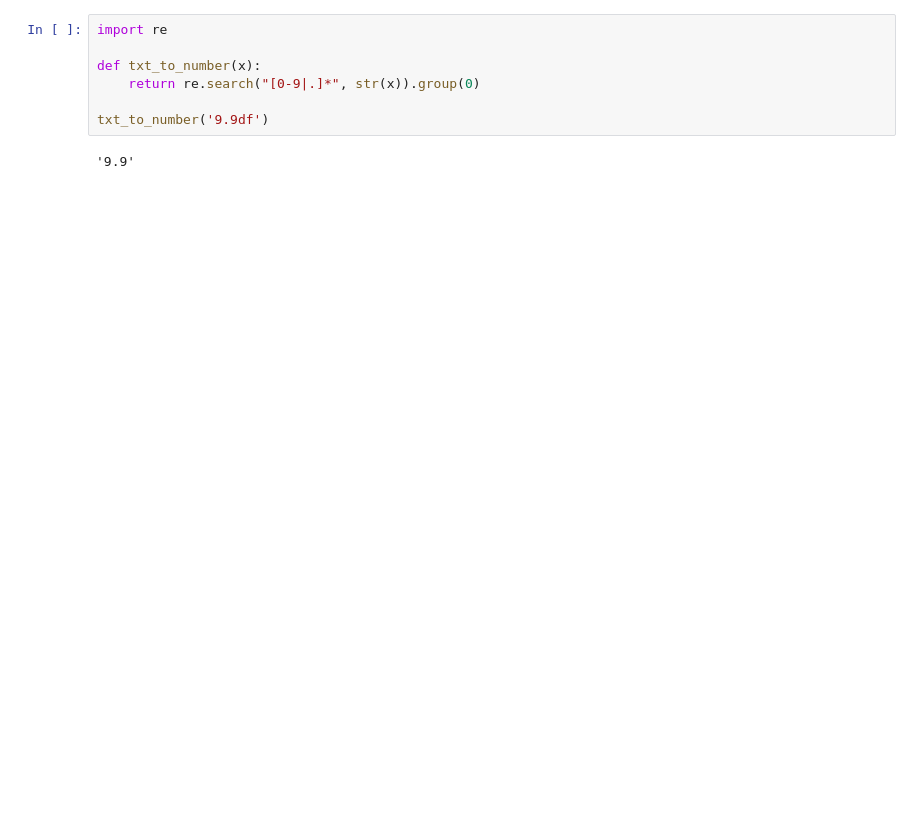
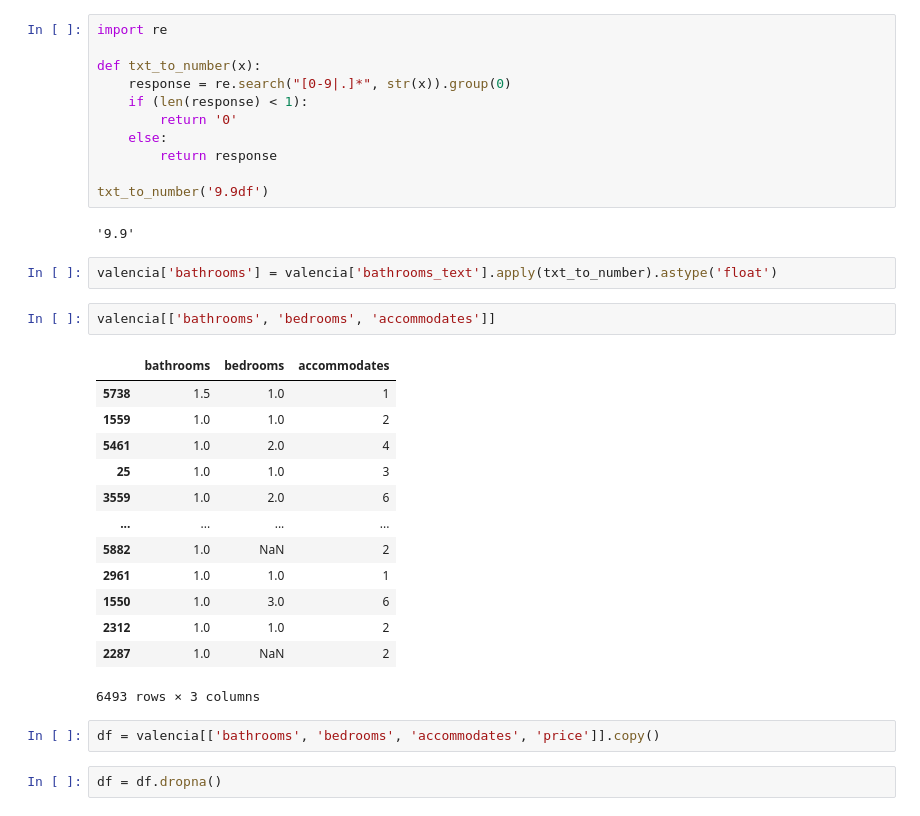
Before and after one commit to afoone/caipc-mar-2023, a Jupyter notebook: 05 - Multivariante.ipynb, the cells around one changed output. Cells and saved outputs as stored; diff of their text form; blank space fills up the shorter version.

```diff
--- a/05 - Multivariante.ipynb
+++ b/05 - Multivariante.ipynb
@@ -178,8 +178,34 @@ Name: bathrooms_text, dtype: int64
 import re
 
 def txt_to_number(x):
-    return re.search("[0-9|.]*", str(x)).group(0)
+    response = re.search("[0-9|.]*", str(x)).group(0)
+    if (len(response) < 1):
+        return '0'
+    else:
+        return response
 
 txt_to_number('9.9df')
 # %% [output]
 '9.9'
+# %%
+valencia['bathrooms'] = valencia['bathrooms_text'].apply(txt_to_number).astype('float')
+# %%
+valencia[['bathrooms', 'bedrooms', 'accommodates']]
+# %% [output]
+|  | bathrooms | bedrooms | accommodates |
+| 5738 | 1.5 | 1.0 | 1 |
+| 1559 | 1.0 | 1.0 | 2 |
+| 5461 | 1.0 | 2.0 | 4 |
+| 25 | 1.0 | 1.0 | 3 |
+| 3559 | 1.0 | 2.0 | 6 |
+| ... | ... | ... | ... |
+| 5882 | 1.0 | NaN | 2 |
+| 2961 | 1.0 | 1.0 | 1 |
+| 1550 | 1.0 | 3.0 | 6 |
+| 2312 | 1.0 | 1.0 | 2 |
+| 2287 | 1.0 | NaN | 2 |
+6493 rows × 3 columns
+# %%
+df = valencia[['bathrooms', 'bedrooms', 'accommodates', 'price']].copy()
+# %%
+df = df.dropna()
```
Also changed, not shown: parts of 9 cells of this notebook.
